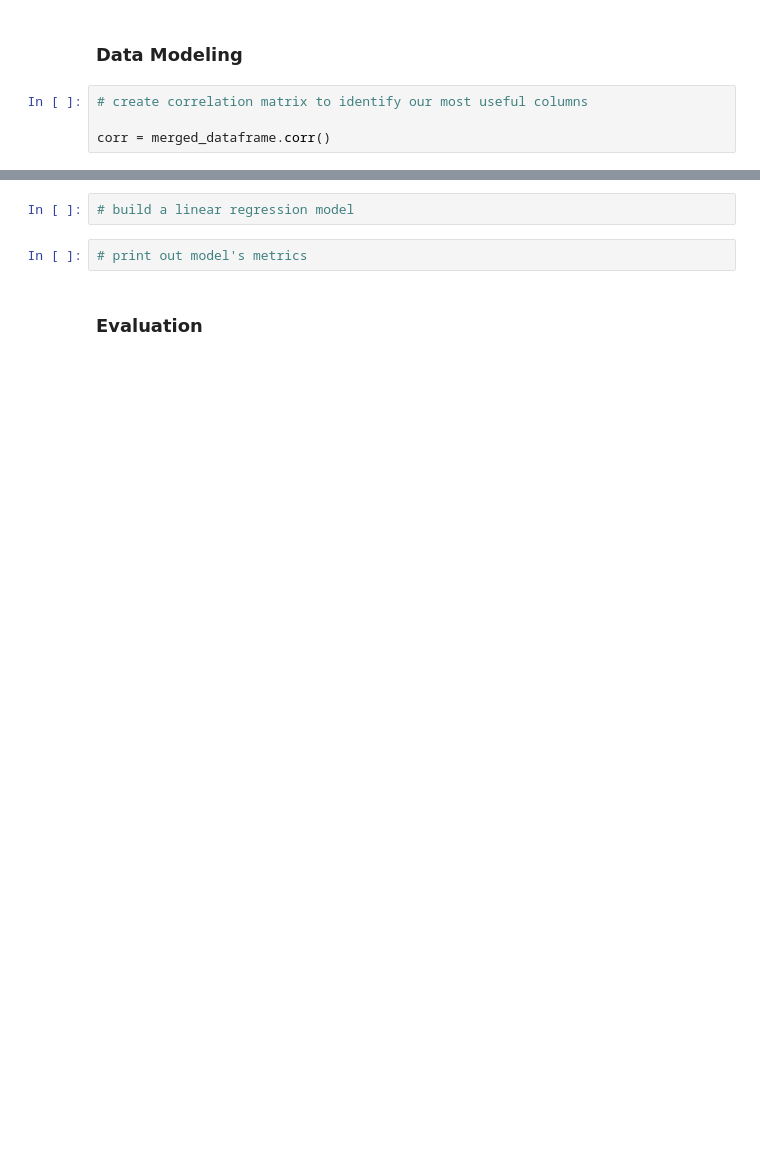
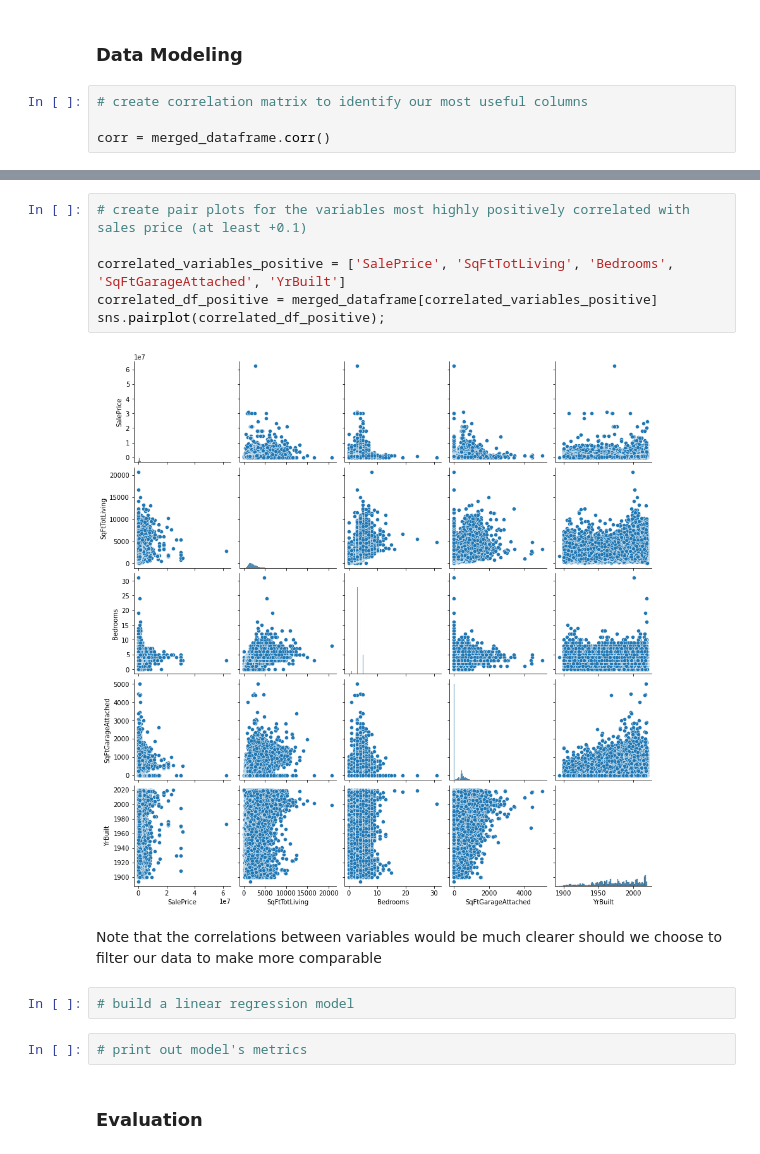
Before and after one commit to sierrafromcalifornia/Housing-Analysis-Project, a Jupyter notebook: notebooks/exploratory/EDA_Exploratory.ipynb, the cells around one changed output, grey strips where cells are left out. Drawn from its saved outputs; the diff is of its cells as text; blank space fills up the shorter version.

```diff
--- a/notebooks/exploratory/EDA_Exploratory.ipynb
+++ b/notebooks/exploratory/EDA_Exploratory.ipynb
@@ -436,3 +494,13 @@ merged_dataframe.corr()
+# %%
+# create pair plots for the variables most highly positively correlated with sales price (at least +0.1)
+
+correlated_variables_positive = ['SalePrice', 'SqFtTotLiving', 'Bedrooms', 'SqFtGarageAttached', 'YrBuilt']
+correlated_df_positive = merged_dataframe[correlated_variables_positive]
+sns.pairplot(correlated_df_positive);
+# %% [output]
+[figure, added]
+# %% [markdown]
+Note that the correlations between variables would be much clearer should we choose to filter our data to make more comparable
 # %%
 # build a linear regression model
 # %%
```
Also changed, not shown: parts of 10 cells of this notebook.
